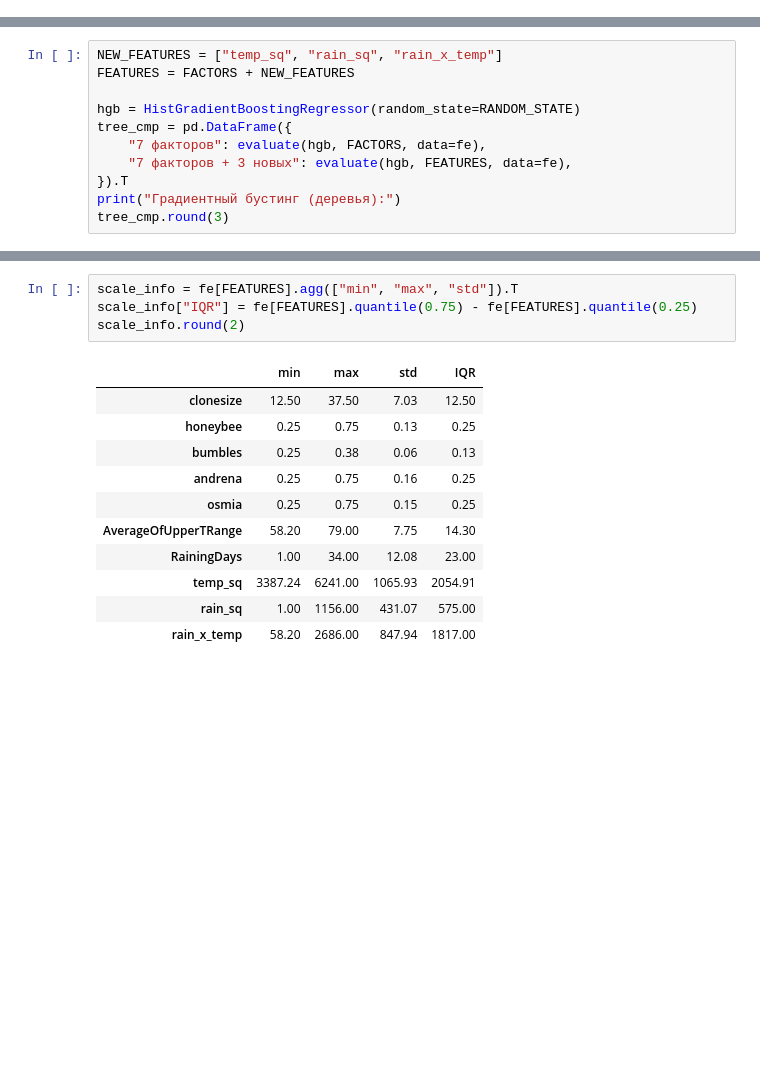
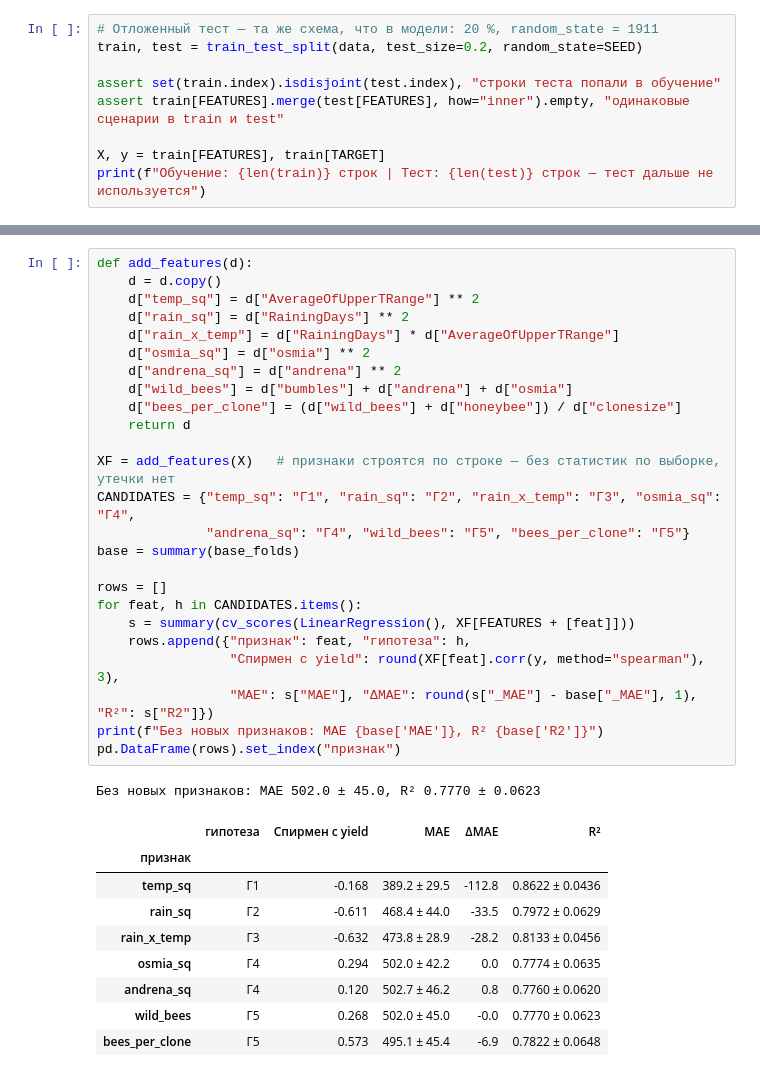
Before and after one commit to matveyyaros/Project-activities-case-9, a Jupyter notebook: notebooks/03_features_preprocessing.ipynb, the cells around one changed output, grey strips where cells are left out. Drawn from its saved outputs; the diff is of its cells as text; blank space fills up the shorter version.

```diff
--- a/notebooks/03_features_preprocessing.ipynb
+++ b/notebooks/03_features_preprocessing.ipynb
@@ -105,0 +117,9 @@ print(f"Точка отсчёта — линейная регрессия на 7
+# %%
+# Отложенный тест — та же схема, что в модели: 20 %, random_state = 1911
+train, test = train_test_split(data, test_size=0.2, random_state=SEED)
+
+assert set(train.index).isdisjoint(test.index), "строки теста попали в обучение"
+assert train[FEATURES].merge(test[FEATURES], how="inner").empty, "одинаковые сценарии в train и test"
+
+X, y = train[FEATURES], train[TARGET]
+print(f"Обучение: {len(train)} строк | Тест: {len(test)} строк — тест дальше не используется")
@@ -248,11 +232,0 @@ plt.show()
-# %%
-NEW_FEATURES = ["temp_sq", "rain_sq", "rain_x_temp"]
-FEATURES = FACTORS + NEW_FEATURES
-
-hgb = HistGradientBoostingRegressor(random_state=RANDOM_STATE)
-tree_cmp = pd.DataFrame({
-    "7 факторов": evaluate(hgb, FACTORS, data=fe),
-    "7 факторов + 3 новых": evaluate(hgb, FEATURES, data=fe),
-}).T
-print("Градиентный бустинг (деревья):")
-tree_cmp.round(3)
@@ -326,17 +318,37 @@ enc_table.round(3)
 # %%
-scale_info = fe[FEATURES].agg(["min", "max", "std"]).T
-scale_info["IQR"] = fe[FEATURES].quantile(0.75) - fe[FEATURES].quantile(0.25)
-scale_info.round(2)
+def add_features(d):
+    d = d.copy()
+    d["temp_sq"] = d["AverageOfUpperTRange"] ** 2
+    d["rain_sq"] = d["RainingDays"] ** 2
+    d["rain_x_temp"] = d["RainingDays"] * d["AverageOfUpperTRange"]
+    d["osmia_sq"] = d["osmia"] ** 2
+    d["andrena_sq"] = d["andrena"] ** 2
+    d["wild_bees"] = d["bumbles"] + d["andrena"] + d["osmia"]
+    d["bees_per_clone"] = (d["wild_bees"] + d["honeybee"]) / d["clonesize"]
+    return d
+
+XF = add_features(X)   # признаки строятся по строке — без статистик по выборке, утечки нет
+CANDIDATES = {"temp_sq": "Г1", "rain_sq": "Г2", "rain_x_temp": "Г3", "osmia_sq": "Г4",
+              "andrena_sq": "Г4", "wild_bees": "Г5", "bees_per_clone": "Г5"}
+base = summary(base_folds)
+
+rows = []
+for feat, h in CANDIDATES.items():
+    s = summary(cv_scores(LinearRegression(), XF[FEATURES + [feat]]))
+    rows.append({"признак": feat, "гипотеза": h,
+                 "Спирмен с yield": round(XF[feat].corr(y, method="spearman"), 3),
+                 "MAE": s["MAE"], "ΔMAE": round(s["_MAE"] - base["_MAE"], 1), "R²": s["R2"]})
+print(f"Без новых признаков: MAE {base['MAE']}, R² {base['R2']}")
+pd.DataFrame(rows).set_index("признак")
 # %% [output]
+Без новых признаков: MAE 502.0 ± 45.0, R² 0.7770 ± 0.0623
-|  | min | max | std | IQR |
-| clonesize | 12.50 | 37.50 | 7.03 | 12.50 |
-| honeybee | 0.25 | 0.75 | 0.13 | 0.25 |
-| bumbles | 0.25 | 0.38 | 0.06 | 0.13 |
-| andrena | 0.25 | 0.75 | 0.16 | 0.25 |
-| osmia | 0.25 | 0.75 | 0.15 | 0.25 |
-| AverageOfUpperTRange | 58.20 | 79.00 | 7.75 | 14.30 |
-| RainingDays | 1.00 | 34.00 | 12.08 | 23.00 |
-| temp_sq | 3387.24 | 6241.00 | 1065.93 | 2054.91 |
-| rain_sq | 1.00 | 1156.00 | 431.07 | 575.00 |
-| rain_x_temp | 58.20 | 2686.00 | 847.94 | 1817.00 |
+|  | гипотеза | Спирмен с yield | MAE | ΔMAE | R² |
+| признак |  |  |  |  |  |
+| temp_sq | Г1 | -0.168 | 389.2 ± 29.5 | -112.8 | 0.8622 ± 0.0436 |
+| rain_sq | Г2 | -0.611 | 468.4 ± 44.0 | -33.5 | 0.7972 ± 0.0629 |
+| rain_x_temp | Г3 | -0.632 | 473.8 ± 28.9 | -28.2 | 0.8133 ± 0.0456 |
+| osmia_sq | Г4 | 0.294 | 502.0 ± 42.2 | 0.0 | 0.7774 ± 0.0635 |
+| andrena_sq | Г4 | 0.120 | 502.7 ± 46.2 | 0.8 | 0.7760 ± 0.0620 |
+| wild_bees | Г5 | 0.268 | 502.0 ± 45.0 | -0.0 | 0.7770 ± 0.0623 |
+| bees_per_clone | Г5 | 0.573 | 495.1 ± 45.4 | -6.9 | 0.7822 ± 0.0648 |
 # %% [markdown]
```
Also changed, not shown: parts of 64 cells of this notebook.
